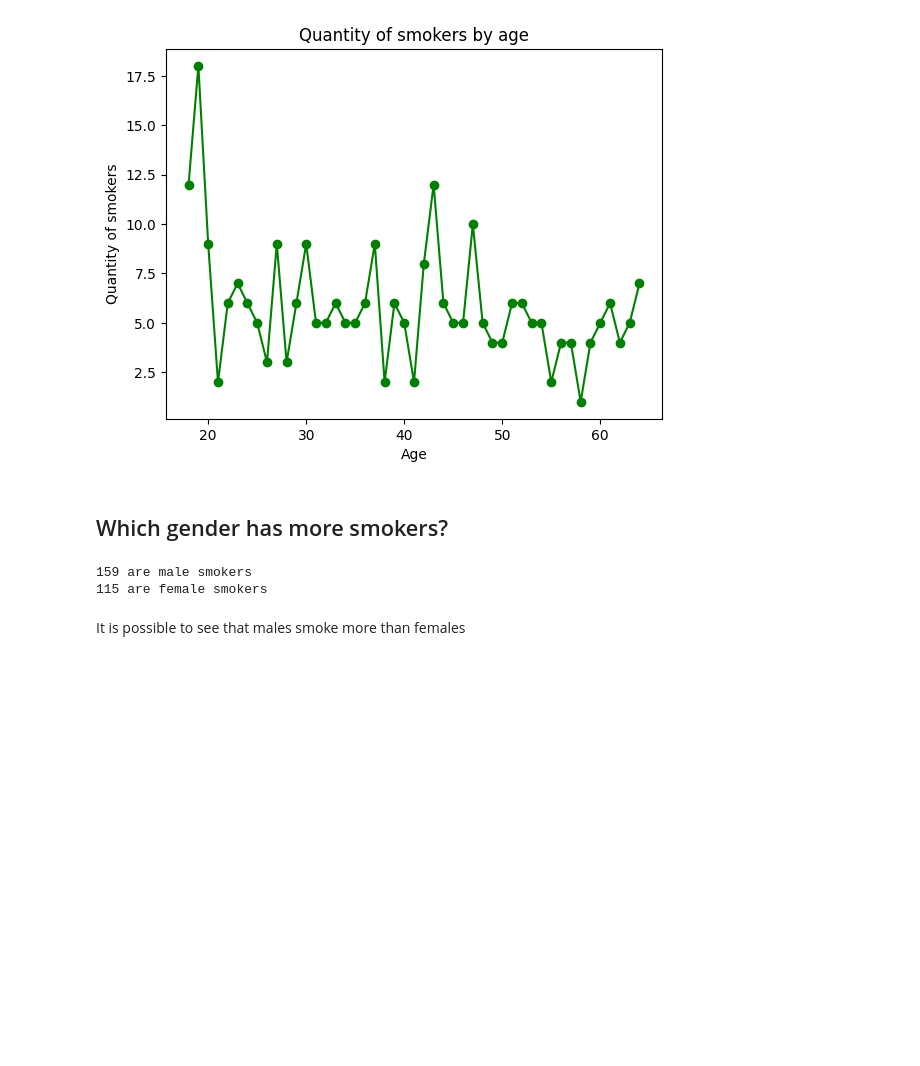
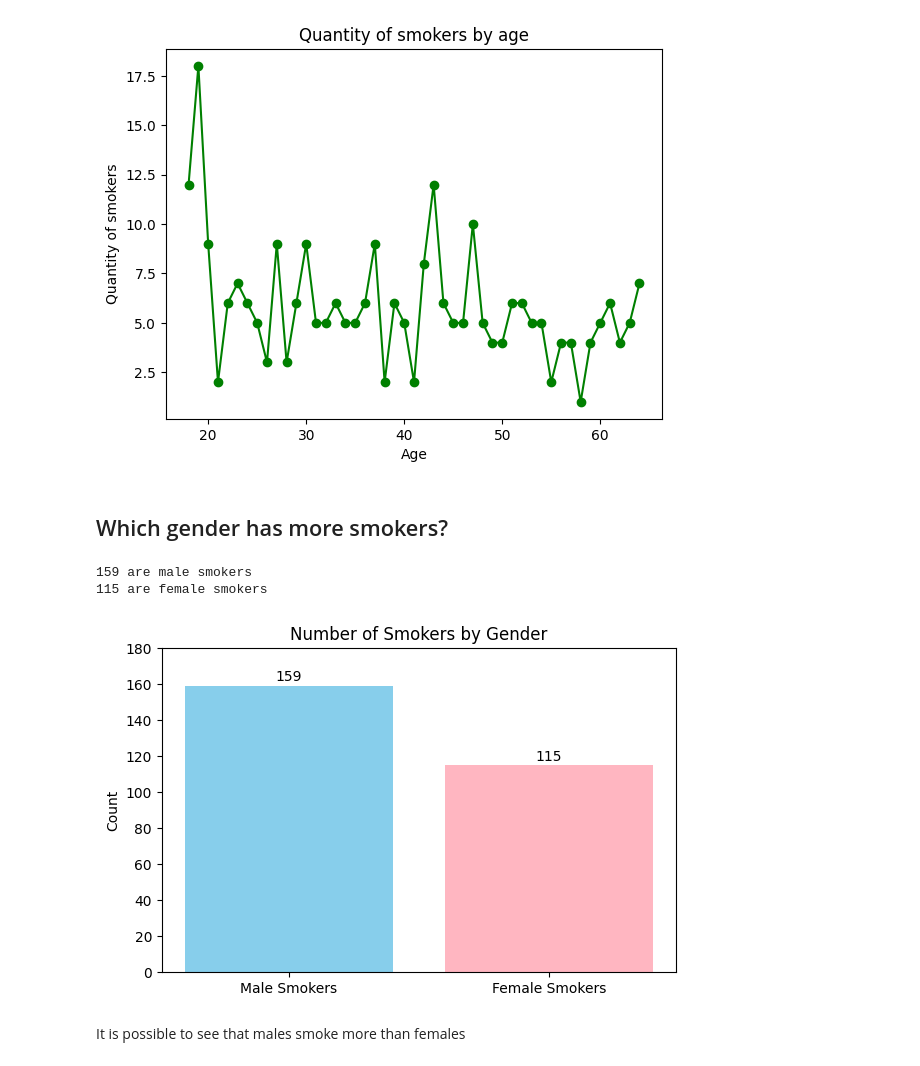
Before and after one commit to JulioFigueiredo/DataAnalyst, a Jupyter notebook: Medical_Costs_Analysis/Medical_Costs.ipynb, the cells around one changed output. Saved outputs shown, nothing was run; the diff lists cells and outputs as text; code cells hidden in the pictures; blank space fills up the shorter version.

Commit message:
feat: add more visualizations

```diff
--- a/Medical_Costs_Analysis/Medical_Costs.ipynb
+++ b/Medical_Costs_Analysis/Medical_Costs.ipynb
@@ -136,12 +136,31 @@ plt.show()
 # %%
 male_smokers = df.loc[(df['smoker'] == 'yes') & (df['sex'] == 'male')].shape[0]
 female_smokers = df.loc[(df['smoker'] == 'yes') & (df['sex'] == 'female')].shape[0]
 
 print(f'{male_smokers} are male smokers')
 print(f'{female_smokers} are female smokers')
+
+# Criando gráfico de barras
+labels = ['Male Smokers', 'Female Smokers']
+values = [male_smokers, female_smokers]
+
+plt.figure(figsize=(6, 4))
+bars = plt.bar(labels, values, color=['skyblue', 'lightpink'])
+plt.title('Number of Smokers by Gender')
+plt.ylabel('Count')
+plt.ylim(0, 180)
+
+# Adicionar valores sobre as barras
+for bar in bars:
+    height = bar.get_height()
+    plt.text(bar.get_x() + bar.get_width()/2., height + 1, str(height), ha='center', va='bottom')
+
+plt.tight_layout()
+plt.show()
 # %% [output]
 159 are male smokers
 115 are female smokers
+[figure, added]
 # %% [markdown]
 It is possible to see that males smoke more than females
 # %% [markdown]
```
